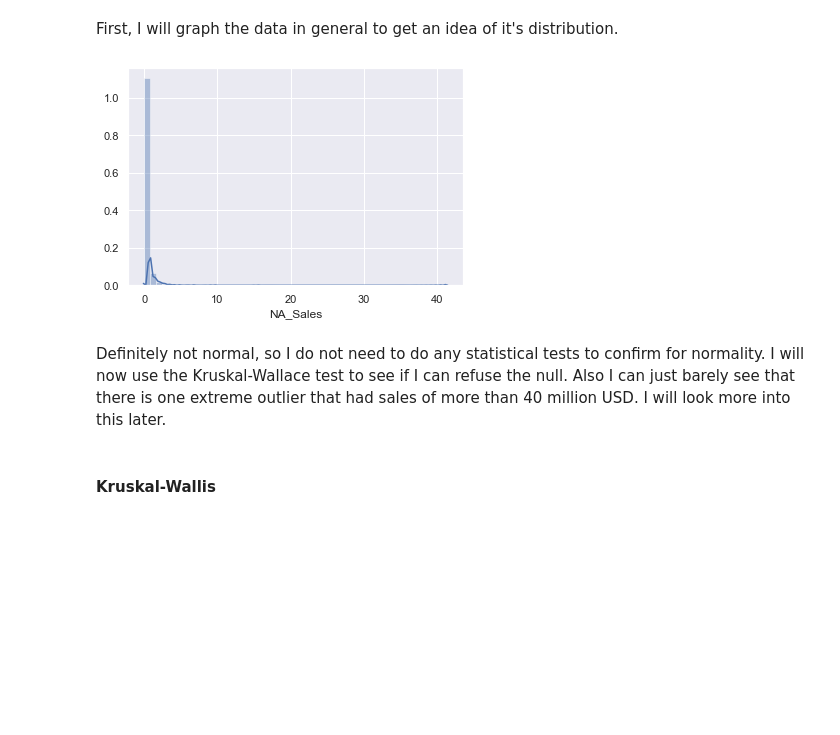
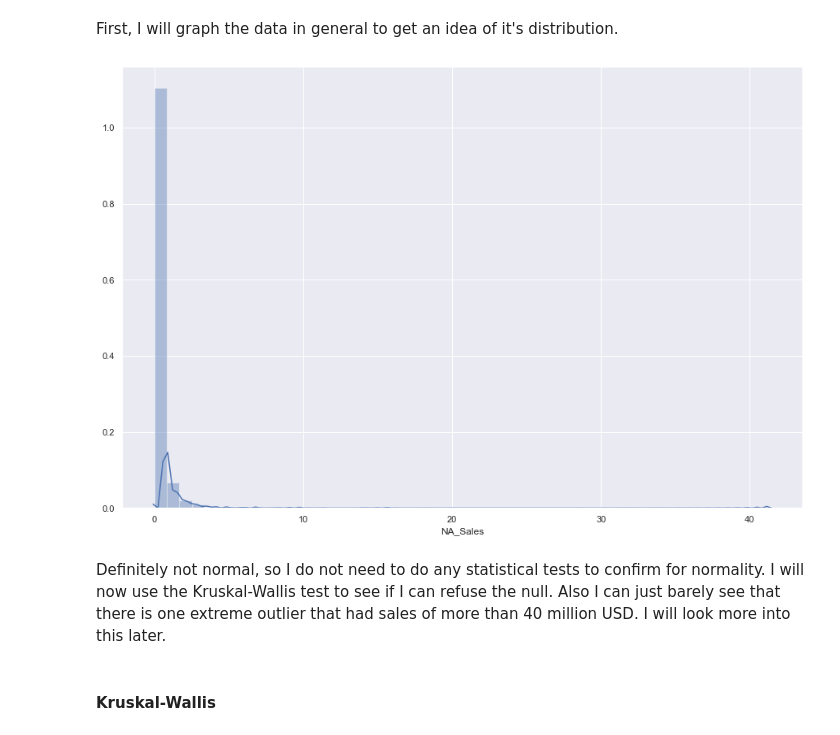
Before and after one commit to rjstange/Video-Game-Sales-by-ESRB-Rating, a Jupyter notebook: Video Game Sales By Maturity Rating.ipynb, the cells around one changed output. Saved outputs shown, nothing was run; the diff lists cells and outputs as text; code cells hidden in the pictures; blank space fills up the shorter version.

```diff
--- a/Video Game Sales By Maturity Rating.ipynb
+++ b/Video Game Sales By Maturity Rating.ipynb
@@ -184,12 +184,13 @@ Since ~2007, Mature games seemed to do better than all the other ratings. Moreov
 # %% [markdown]
 First, I will graph the data in general to get an idea of it's distribution.
 # %%
+plt.figure(figsize=(15, 10))
 sns.distplot(na_sales_e_to_m_since_2003["NA_Sales"])
 plt.show()
 # %% [output]
-[figure, old version]
+[figure, new version]
 # %% [markdown]
-Definitely not normal, so I do not need to do any statistical tests to confirm for normality. I will now use the Kruskal-Wallace test to see if I can refuse the null. Also I can just barely see that there is one extreme outlier that had sales of more than 40 million USD. I will look more into this later.
+Definitely not normal, so I do not need to do any statistical tests to confirm for normality. I will now use the Kruskal-Wallis test to see if I can refuse the null. Also I can just barely see that there is one extreme outlier that had sales of more than 40 million USD. I will look more into this later.
 # %% [markdown]
 #### Kruskal-Wallis
 # %%
```
Also changed, not shown: parts of 9 cells of this notebook.
